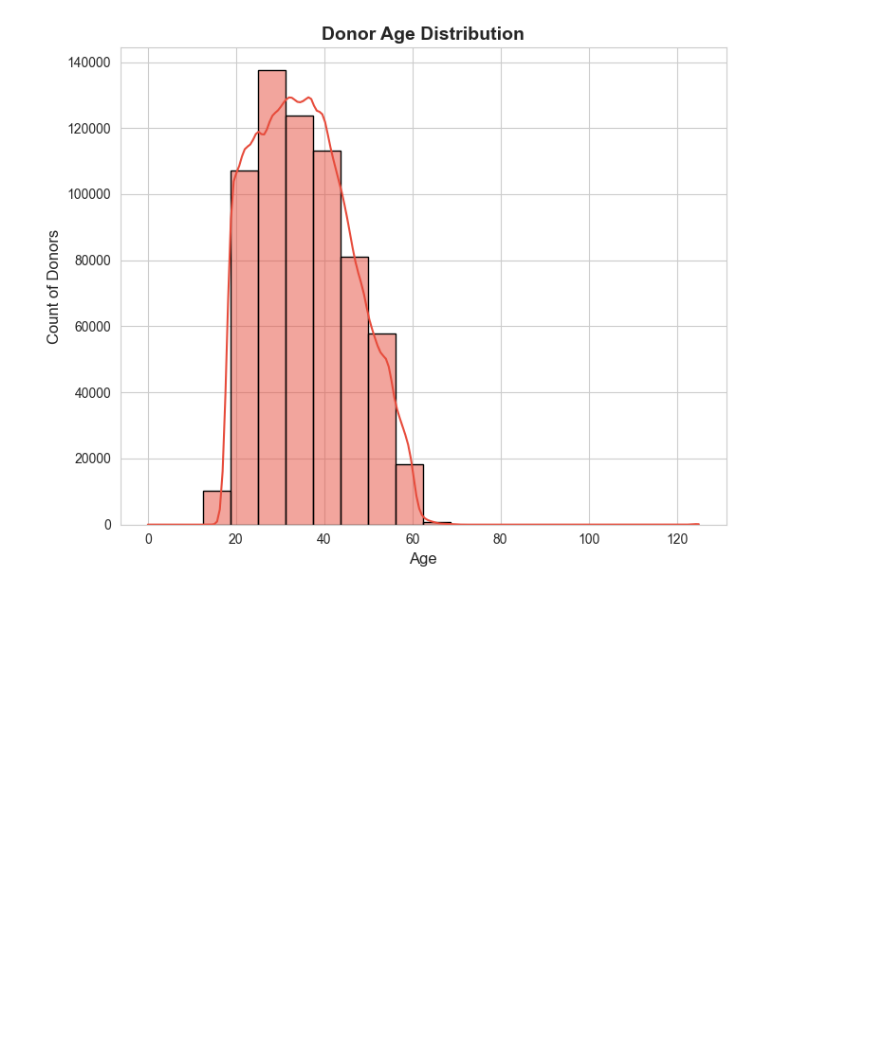
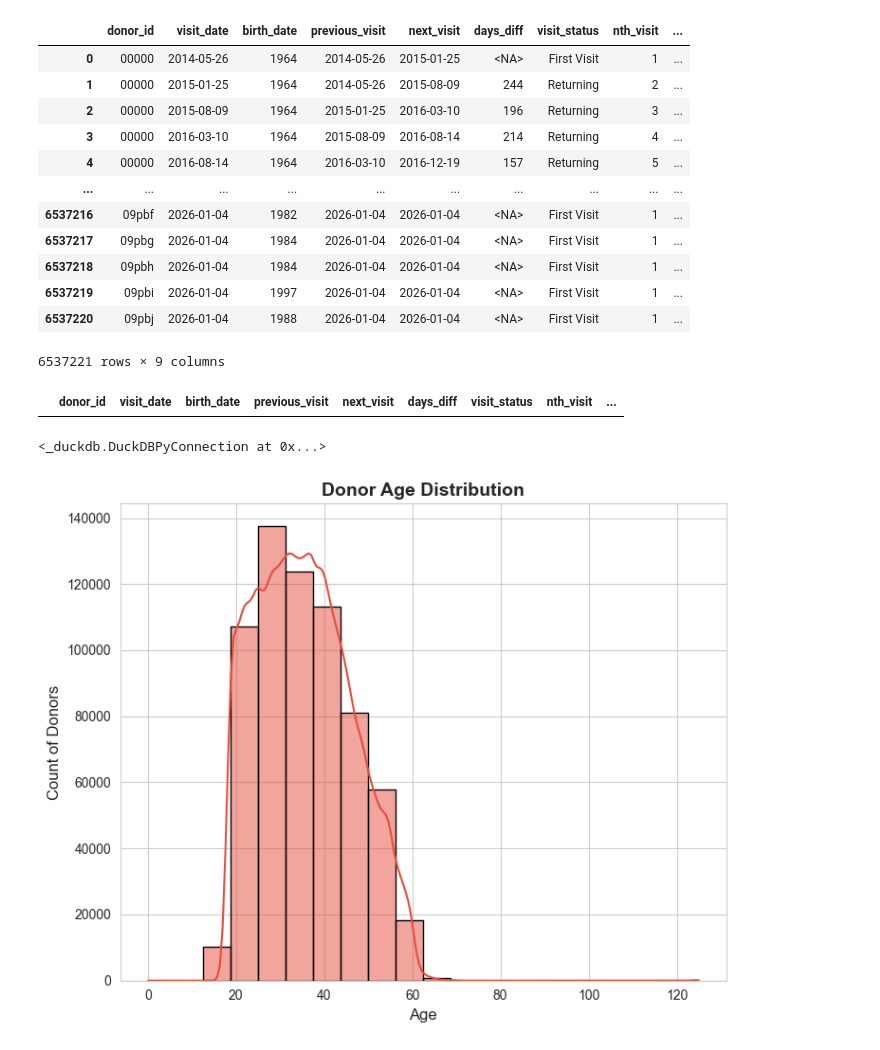
Before and after one commit to amaknabil/etl-blood-donation, a Jupyter notebook: eda/retention_eda.ipynb, the cells around one changed output. Drawn from its saved outputs; the diff is of its cells as text; code cells hidden in the pictures; blank space fills up the shorter version.

```diff
--- a/eda/retention_eda.ipynb
+++ b/eda/retention_eda.ipynb
@@ -5,9 +5,41 @@ import matplotlib.pyplot as plt
 con = duckdb.connect("../blood_data.duckdb")
 # %%
 con.close()
+# %%
+donorrate = con.execute(""" select * from retention
+                 """).df()
+donorrate
+# %% [output]
+|  | donor_id | visit_date | birth_date | previous_visit | next_visit | days_diff | visit_status | nth_visit | ... |
+| 0 | 00000 | 2014-05-26 | 1964 | 2014-05-26 | 2015-01-25 | <NA> | First Visit | 1 | ... |
+| 1 | 00000 | 2015-01-25 | 1964 | 2014-05-26 | 2015-08-09 | 244 | Returning | 2 | ... |
+| 2 | 00000 | 2015-08-09 | 1964 | 2015-01-25 | 2016-03-10 | 196 | Returning | 3 | ... |
+| 3 | 00000 | 2016-03-10 | 1964 | 2015-08-09 | 2016-08-14 | 214 | Returning | 4 | ... |
+| 4 | 00000 | 2016-08-14 | 1964 | 2016-03-10 | 2016-12-19 | 157 | Returning | 5 | ... |
+| ... | ... | ... | ... | ... | ... | ... | ... | ... | ... |
+| 6537216 | 09pbf | 2026-01-04 | 1982 | 2026-01-04 | 2026-01-04 | <NA> | First Visit | 1 | ... |
+| 6537217 | 09pbg | 2026-01-04 | 1984 | 2026-01-04 | 2026-01-04 | <NA> | First Visit | 1 | ... |
+| 6537218 | 09pbh | 2026-01-04 | 1984 | 2026-01-04 | 2026-01-04 | <NA> | First Visit | 1 | ... |
+| 6537219 | 09pbi | 2026-01-04 | 1997 | 2026-01-04 | 2026-01-04 | <NA> | First Visit | 1 | ... |
+| 6537220 | 09pbj | 2026-01-04 | 1988 | 2026-01-04 | 2026-01-04 | <NA> | First Visit | 1 | ... |
+6537221 rows × 9 columns
 # %%
-donorrate = con.execute(""" select * from donorrate
+donorrate = con.execute(""" select * from retention where visit_date = '2026-01-04'
                  """).df()
+donorrate
+# %% [output]
+|  | donor_id | visit_date | birth_date | previous_visit | next_visit | days_diff | visit_status | nth_visit | ... |
+# %%
+con.execute(""" delete from historical where visit_date = '2026-01-04'
+                 """)
+
+con.execute(""" delete from donorrate where latest = '2026-01-04'
+                 """)
+
+con.execute(""" delete from retention where visit_date = '2026-01-04'
+                 """)
+# %% [output]
+<_duckdb.DuckDBPyConnection at 0x...>
 # %%
 import pandas as pd
 import matplotlib.pyplot as plt
```
Also changed, not shown: 3 other files.
